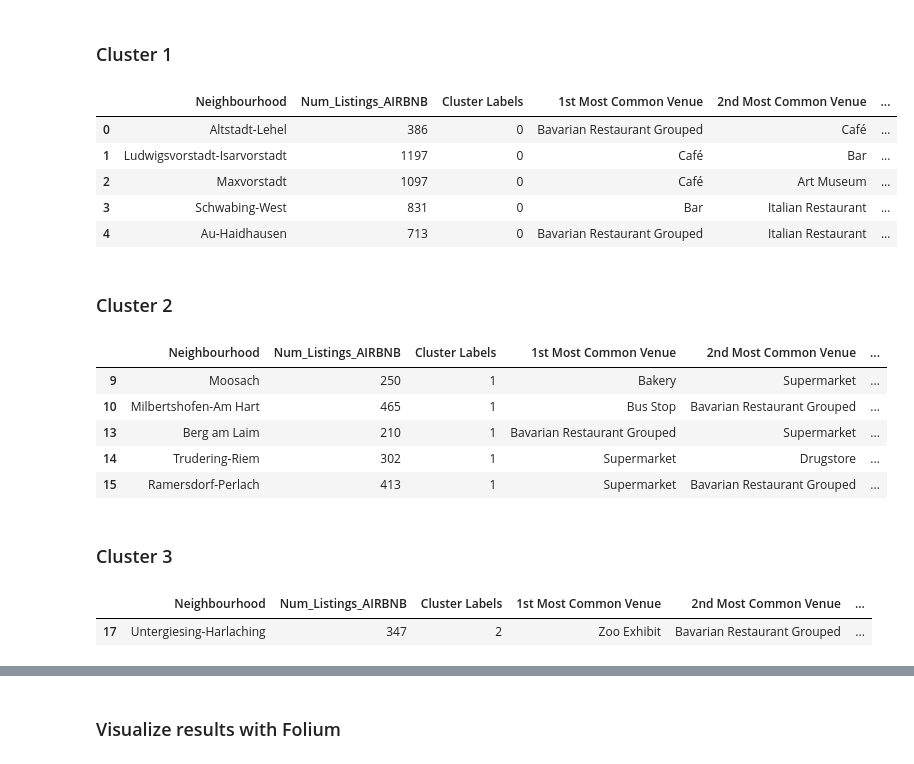
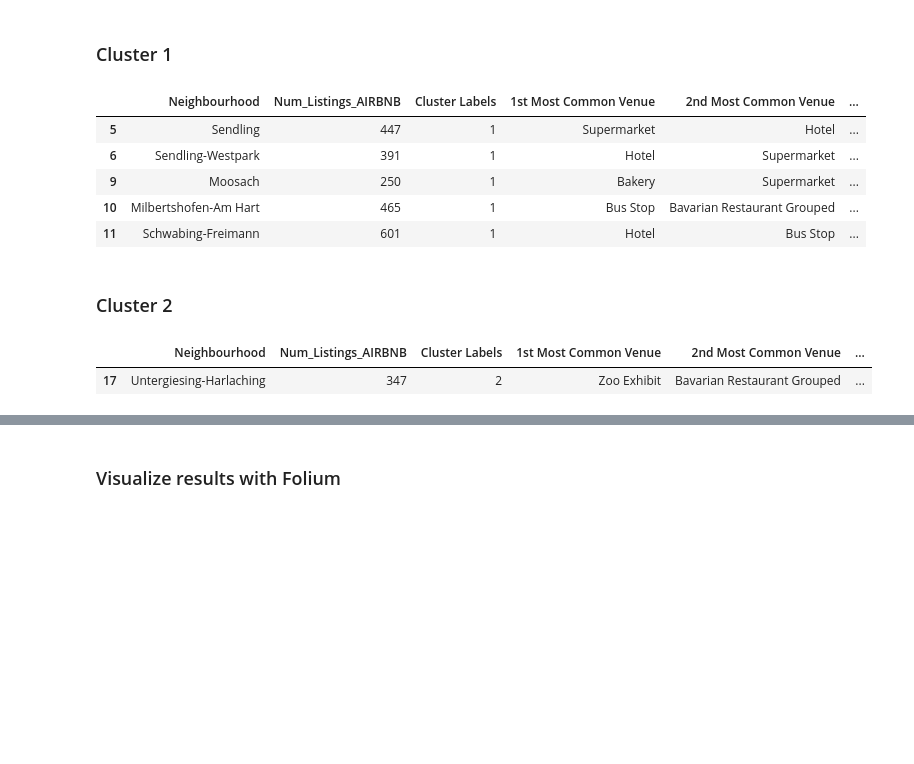
Before and after one commit to M0n01ith/Coursera_Capstone, a Jupyter notebook: Coursera Capstone Project Munich.ipynb, the cells around one changed output, grey strips where cells are left out. Cells and saved outputs as stored; diff of their text form; code cells hidden in the pictures; blank space fills up the shorter version.

```diff
--- a/Coursera Capstone Project Munich.ipynb
+++ b/Coursera Capstone Project Munich.ipynb
@@ -584,35 +607,23 @@ df_munich_reindexed_merged.head()
 # %% [markdown]
 <h3> Cluster 1
 # %%
-cluster1 = munich_merged.loc[munich_merged['Cluster Labels'] == 0, munich_merged.columns[[0] + list(range(8, munich_merged.shape[1]))]]
+cluster1 = munich_merged.loc[munich_merged['Cluster Labels'] == 1, munich_merged.columns[[0] + list(range(8, munich_merged.shape[1]))]]
 cluster1.head()
 # %% [output]
 |  | Neighbourhood | Num_Listings_AIRBNB | Cluster Labels | 1st Most Common Venue | 2nd Most Common Venue | ... |
-| 0 | Altstadt-Lehel | 386 | 0 | Bavarian Restaurant Grouped | Café | ... |
-| 1 | Ludwigsvorstadt-Isarvorstadt | 1197 | 0 | Café | Bar | ... |
-| 2 | Maxvorstadt | 1097 | 0 | Café | Art Museum | ... |
-| 3 | Schwabing-West | 831 | 0 | Bar | Italian Restaurant | ... |
-| 4 | Au-Haidhausen | 713 | 0 | Bavarian Restaurant Grouped | Italian Restaurant | ... |
+| 5 | Sendling | 447 | 1 | Supermarket | Hotel | ... |
+| 6 | Sendling-Westpark | 391 | 1 | Hotel | Supermarket | ... |
+| 9 | Moosach | 250 | 1 | Bakery | Supermarket | ... |
+| 10 | Milbertshofen-Am Hart | 465 | 1 | Bus Stop | Bavarian Restaurant Grouped | ... |
+| 11 | Schwabing-Freimann | 601 | 1 | Hotel | Bus Stop | ... |
 # %% [markdown]
 <h3> Cluster 2
 # %%
-cluster2 = munich_merged.loc[munich_merged['Cluster Labels'] == 1, munich_merged.columns[[0] + list(range(8, munich_merged.shape[1]))]]
+cluster2 = munich_merged.loc[munich_merged['Cluster Labels'] == 2, munich_merged.columns[[0] + list(range(8, munich_merged.shape[1]))]]
 cluster2.head()
 # %% [output]
 |  | Neighbourhood | Num_Listings_AIRBNB | Cluster Labels | 1st Most Common Venue | 2nd Most Common Venue | ... |
-| 9 | Moosach | 250 | 1 | Bakery | Supermarket | ... |
-| 10 | Milbertshofen-Am Hart | 465 | 1 | Bus Stop | Bavarian Restaurant Grouped | ... |
-| 13 | Berg am Laim | 210 | 1 | Bavarian Restaurant Grouped | Supermarket | ... |
-| 14 | Trudering-Riem | 302 | 1 | Supermarket | Drugstore | ... |
-| 15 | Ramersdorf-Perlach | 413 | 1 | Supermarket | Bavarian Restaurant Grouped | ... |
+| 17 | Untergiesing-Harlaching | 347 | 2 | Zoo Exhibit | Bavarian Restaurant Grouped | ... |
-# %% [markdown]
-<h3> Cluster 3
-# %%
-cluster3 = munich_merged.loc[munich_merged['Cluster Labels'] == 2, munich_merged.columns[[0] + list(range(8, munich_merged.shape[1]))]]
-cluster3.head()
-# %% [output]
-|  | Neighbourhood | Num_Listings_AIRBNB | Cluster Labels | 1st Most Common Venue | 2nd Most Common Venue | ... |
-| 17 | Untergiesing-Harlaching | 347 | 2 | Zoo Exhibit | Bavarian Restaurant Grouped | ... |
 # %%
 df_munich_bavarian = bavarian_onehot[["Neighbourhood", "Bavarian Restaurant Grouped"]]
 df_munich_cluster_label = munich_merged[["Neighbourhood", "Cluster Labels"]]
```
Also changed, not shown: parts of 29 cells of this notebook.
